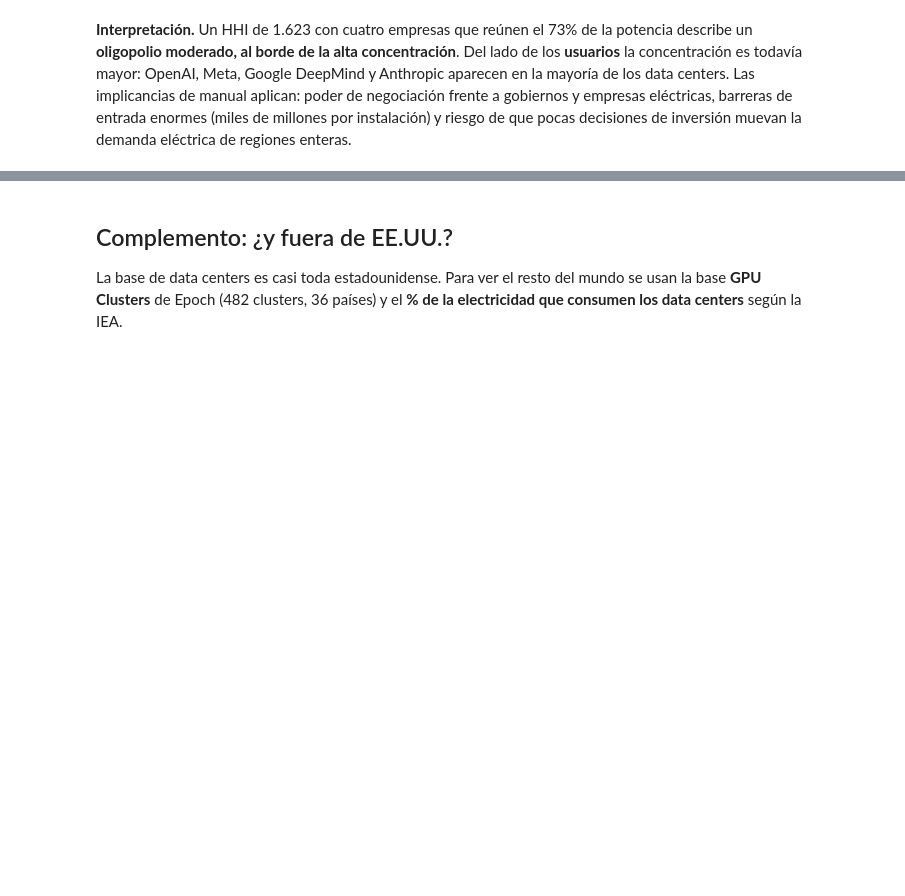
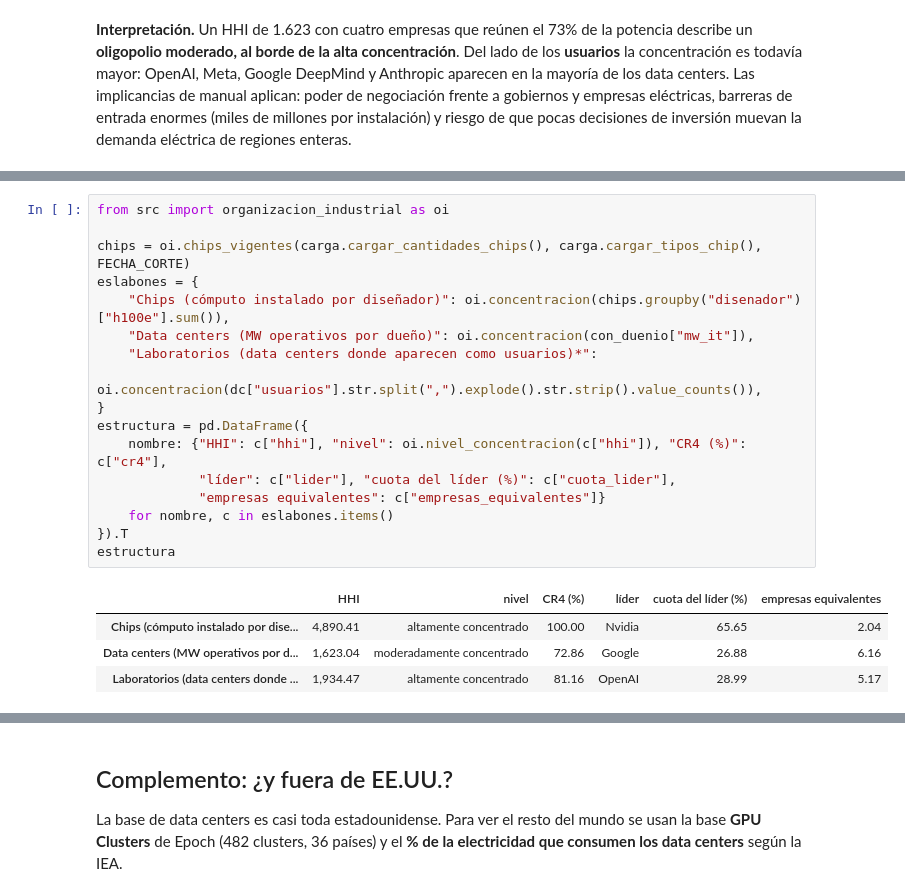
Before and after one commit to Datso653/datacenters-ia, a Jupyter notebook: notebooks/analisis_datacenters.ipynb, the cells around one changed output, grey strips where cells are left out. Drawn from its saved outputs; the diff is of its cells as text; blank space fills up the shorter version.

```diff
--- a/notebooks/analisis_datacenters.ipynb
+++ b/notebooks/analisis_datacenters.ipynb
@@ -922,0 +959,22 @@ Name: count, dtype: int64
+# %%
+from src import organizacion_industrial as oi
+
+chips = oi.chips_vigentes(carga.cargar_cantidades_chips(), carga.cargar_tipos_chip(), FECHA_CORTE)
+eslabones = {
+    "Chips (cómputo instalado por diseñador)": oi.concentracion(chips.groupby("disenador")["h100e"].sum()),
+    "Data centers (MW operativos por dueño)": oi.concentracion(con_duenio["mw_it"]),
+    "Laboratorios (data centers donde aparecen como usuarios)*":
+        oi.concentracion(dc["usuarios"].str.split(",").explode().str.strip().value_counts()),
+}
+estructura = pd.DataFrame({
+    nombre: {"HHI": c["hhi"], "nivel": oi.nivel_concentracion(c["hhi"]), "CR4 (%)": c["cr4"],
+             "líder": c["lider"], "cuota del líder (%)": c["cuota_lider"],
+             "empresas equivalentes": c["empresas_equivalentes"]}
+    for nombre, c in eslabones.items()
+}).T
+estructura
+# %% [output]
+|  | HHI | nivel | CR4 (%) | líder | cuota del líder (%) | empresas equivalentes |
+| Chips (cómputo instalado por dise... | 4,890.41 | altamente concentrado | 100.00 | Nvidia | 65.65 | 2.04 |
+| Data centers (MW operativos por d... | 1,623.04 | moderadamente concentrado | 72.86 | Google | 26.88 | 6.16 |
+| Laboratorios (data centers donde ... | 1,934.47 | altamente concentrado | 81.16 | OpenAI | 28.99 | 5.17 |
```
Also changed, not shown: parts of 10 cells of this notebook, 10 other files.
